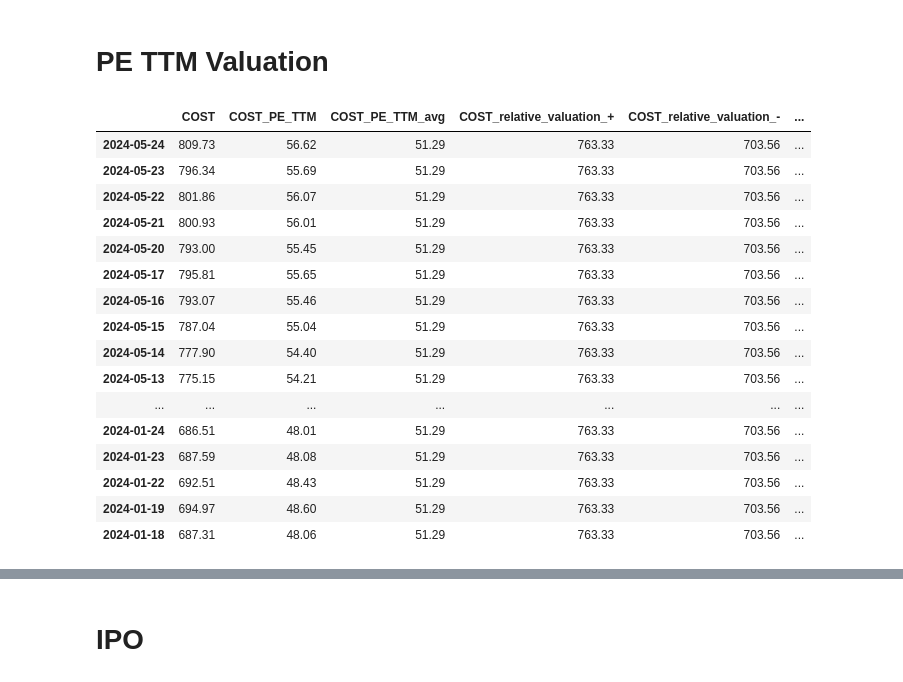
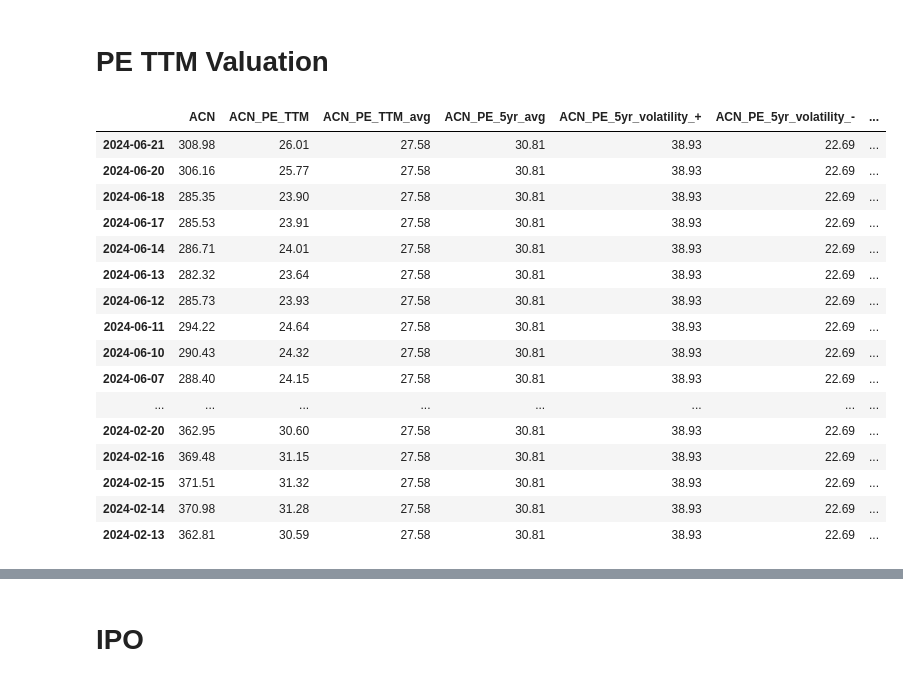
Before and after one commit to tangj310/Inv_equity, a Jupyter notebook: 03_PE_TTM_valuation/PE_TTM_valuation_01.ipynb, the cells around one changed output, grey strips where cells are left out. Drawn from its saved outputs; the diff is of its cells as text; code cells hidden in the pictures.

```diff
--- a/03_PE_TTM_valuation/PE_TTM_valuation_01.ipynb
+++ b/03_PE_TTM_valuation/PE_TTM_valuation_01.ipynb
@@ -50,7 +50,11 @@ alpha_vantage_function = {
 # Define the ticker symbols as a list; eg. TSM,MSFT,AMZN
 # ticker_symbols = input("Enter stock tickers separated by commas:")
 # ticker_symbols = ticker_symbols.split(',')
-ticker_symbols = sector_ticker_list
+ticker_symbols = [
+    'TSM'
+    ,'ACN'
+    ,'CL'
+]
 
 # Time intelligent parameters
 window_days = 90
@@ -176,11 +180,11 @@ for symbol in ticker_symbols:
                 else:
                     continue
 
-            # annualEPS_df[f'{symbol}_PE'] = Monthly_stock_df[f'{symbol}'].values / annualEPS_df['reportedEPS'].values
-            # annualEPS_df[f"{symbol}_PE_{PE_yr_range-1}yr_avg"] = annualEPS_df[f"{symbol}_PE"].mean().round(2)
-            # annualEPS_df[f"{symbol}_PE_{PE_yr_range-1}yr_std"] = np.std(annualEPS_df[f"{symbol}_PE"]).round(2)
-            # annualEPS_df[f"{symbol}_PE_{PE_yr_range-1}yr_volatility_+"] = (annualEPS_df[f"{symbol}_PE_{PE_yr_range-1}yr_avg"] + annualEPS_df[f"{symbol}_PE_{PE_yr_range-1}yr_std"]).round(2) # 这个是PE的波动范围上限
-            # annualEPS_df[f"{symbol}_PE_{PE_yr_range-1}yr_volatility_-"] = (annualEPS_df[f"{symbol}_PE_{PE_yr_range-1}yr_avg"] - annualEPS_df[f"{symbol}_PE_{PE_yr_range-1}yr_std"]).round(2) # 这个是PE的波动范围下限
+            annualEPS_df[f'{symbol}_PE'] = Monthly_stock_df[f'{symbol}'].values / annualEPS_df['reportedEPS'].values
+            annualEPS_df[f"{symbol}_PE_{PE_yr_range-1}yr_avg"] = annualEPS_df[f"{symbol}_PE"].mean().round(2)
+            annualEPS_df[f"{symbol}_PE_{PE_yr_range-1}yr_std"] = np.std(annualEPS_df[f"{symbol}_PE"]).round(2)
+            annualEPS_df[f"{symbol}_PE_{PE_yr_range-1}yr_volatility_+"] = (annualEPS_df[f"{symbol}_PE_{PE_yr_range-1}yr_avg"] + annualEPS_df[f"{symbol}_PE_{PE_yr_range-1}yr_std"]).round(2) # 这个是PE的波动范围上限
+            annualEPS_df[f"{symbol}_PE_{PE_yr_range-1}yr_volatility_-"] = (annualEPS_df[f"{symbol}_PE_{PE_yr_range-1}yr_avg"] - annualEPS_df[f"{symbol}_PE_{PE_yr_range-1}yr_std"]).round(2) # 这个是PE的波动范围下限
 
 
 
@@ -274,10 +278,10 @@ for symbol in ticker_symbols:
     df_stock_consolidate[f"{symbol}_{window_days}_price_avg"] = df_stock_consolidate[symbol].mean().round(2)
     df_stock_consolidate[f"{symbol}_{window_days}_price_std"] = np.std(df_stock_consolidate[symbol]).round(2)
 
-    # df_stock_consolidate[f"{symbol}_PE_{PE_yr_range-1}yr_avg"] = annualEPS_df[f"{symbol}_PE_{PE_yr_range-1}yr_avg"].values[0]
-    # df_stock_consolidate[f"{symbol}_PE_{PE_yr_range-1}yr_std"] = annualEPS_df[f"{symbol}_PE_{PE_yr_range-1}yr_std"].values[0]
-    # df_stock_consolidate[f"{symbol}_PE_{PE_yr_range-1}yr_volatility_+"] = annualEPS_df[f"{symbol}_PE_{PE_yr_range-1}yr_volatility_+"].values[0]
-    # df_stock_consolidate[f"{symbol}_PE_{PE_yr_range-1}yr_volatility_-"] = annualEPS_df[f"{symbol}_PE_{PE_yr_range-1}yr_volatility_-"].values[0]
+    df_stock_consolidate[f"{symbol}_PE_{PE_yr_range-1}yr_avg"] = annualEPS_df[f"{symbol}_PE_{PE_yr_range-1}yr_avg"].values[0]
+    df_stock_consolidate[f"{symbol}_PE_{PE_yr_range-1}yr_std"] = annualEPS_df[f"{symbol}_PE_{PE_yr_range-1}yr_std"].values[0]
+    df_stock_consolidate[f"{symbol}_PE_{PE_yr_range-1}yr_volatility_+"] = annualEPS_df[f"{symbol}_PE_{PE_yr_range-1}yr_volatility_+"].values[0]
+    df_stock_consolidate[f"{symbol}_PE_{PE_yr_range-1}yr_volatility_-"] = annualEPS_df[f"{symbol}_PE_{PE_yr_range-1}yr_volatility_-"].values[0]
 
 
     conditions = [
@@ -309,9 +313,9 @@ for symbol in ticker_symbols:
     # ,f"{symbol}_EPS_latest_projected"
     ,f"{symbol}_PE_TTM"
     ,f"{symbol}_PE_TTM_avg"
-    # ,f"{symbol}_PE_{PE_yr_range-1}yr_avg"
-    # ,f"{symbol}_PE_{PE_yr_range-1}yr_volatility_+"
-    # ,f"{symbol}_PE_{PE_yr_range-1}yr_volatility_-"
+    ,f"{symbol}_PE_{PE_yr_range-1}yr_avg"
+    ,f"{symbol}_PE_{PE_yr_range-1}yr_volatility_+"
+    ,f"{symbol}_PE_{PE_yr_range-1}yr_volatility_-"
     ,f"{symbol}_relative_valuation_+"
     ,f"{symbol}_relative_valuation_-"
     ,f"{symbol}_relative_valuation_median"
@@ -330,22 +334,22 @@ for symbol in ticker_symbols:
     warnings.filterwarnings("ignore")
     pd.options.mode.copy_on_write = True
 # %%
-ticker_dict['COST']
+ticker_dict['ACN']
 # %% [output]
-|  | COST | COST_PE_TTM | COST_PE_TTM_avg | COST_relative_valuation_+ | COST_relative_valuation_- | ... |
-| 2024-05-24 | 809.73 | 56.62 | 51.29 | 763.33 | 703.56 | ... |
-| 2024-05-23 | 796.34 | 55.69 | 51.29 | 763.33 | 703.56 | ... |
-| 2024-05-22 | 801.86 | 56.07 | 51.29 | 763.33 | 703.56 | ... |
-| 2024-05-21 | 800.93 | 56.01 | 51.29 | 763.33 | 703.56 | ... |
-| 2024-05-20 | 793.00 | 55.45 | 51.29 | 763.33 | 703.56 | ... |
-| 2024-05-17 | 795.81 | 55.65 | 51.29 | 763.33 | 703.56 | ... |
-| 2024-05-16 | 793.07 | 55.46 | 51.29 | 763.33 | 703.56 | ... |
-| 2024-05-15 | 787.04 | 55.04 | 51.29 | 763.33 | 703.56 | ... |
-| 2024-05-14 | 777.90 | 54.40 | 51.29 | 763.33 | 703.56 | ... |
-| 2024-05-13 | 775.15 | 54.21 | 51.29 | 763.33 | 703.56 | ... |
-| ... | ... | ... | ... | ... | ... | ... |
-| 2024-01-24 | 686.51 | 48.01 | 51.29 | 763.33 | 703.56 | ... |
-| 2024-01-23 | 687.59 | 48.08 | 51.29 | 763.33 | 703.56 | ... |
-| 2024-01-22 | 692.51 | 48.43 | 51.29 | 763.33 | 703.56 | ... |
-| 2024-01-19 | 694.97 | 48.60 | 51.29 | 763.33 | 703.56 | ... |
-| 2024-01-18 | 687.31 | 48.06 | 51.29 | 763.33 | 703.56 | ... |
+|  | ACN | ACN_PE_TTM | ACN_PE_TTM_avg | ACN_PE_5yr_avg | ACN_PE_5yr_volatility_+ | ACN_PE_5yr_volatility_- | ... |
+| 2024-06-21 | 308.98 | 26.01 | 27.58 | 30.81 | 38.93 | 22.69 | ... |
+| 2024-06-20 | 306.16 | 25.77 | 27.58 | 30.81 | 38.93 | 22.69 | ... |
+| 2024-06-18 | 285.35 | 23.90 | 27.58 | 30.81 | 38.93 | 22.69 | ... |
+| 2024-06-17 | 285.53 | 23.91 | 27.58 | 30.81 | 38.93 | 22.69 | ... |
+| 2024-06-14 | 286.71 | 24.01 | 27.58 | 30.81 | 38.93 | 22.69 | ... |
+| 2024-06-13 | 282.32 | 23.64 | 27.58 | 30.81 | 38.93 | 22.69 | ... |
+| 2024-06-12 | 285.73 | 23.93 | 27.58 | 30.81 | 38.93 | 22.69 | ... |
+| 2024-06-11 | 294.22 | 24.64 | 27.58 | 30.81 | 38.93 | 22.69 | ... |
+| 2024-06-10 | 290.43 | 24.32 | 27.58 | 30.81 | 38.93 | 22.69 | ... |
+| 2024-06-07 | 288.40 | 24.15 | 27.58 | 30.81 | 38.93 | 22.69 | ... |
+| ... | ... | ... | ... | ... | ... | ... | ... |
+| 2024-02-20 | 362.95 | 30.60 | 27.58 | 30.81 | 38.93 | 22.69 | ... |
+| 2024-02-16 | 369.48 | 31.15 | 27.58 | 30.81 | 38.93 | 22.69 | ... |
+| 2024-02-15 | 371.51 | 31.32 | 27.58 | 30.81 | 38.93 | 22.69 | ... |
+| 2024-02-14 | 370.98 | 31.28 | 27.58 | 30.81 | 38.93 | 22.69 | ... |
+| 2024-02-13 | 362.81 | 30.59 | 27.58 | 30.81 | 38.93 | 22.69 | ... |
```
Also changed, not shown: parts of 2 cells of this notebook, 1 other file.
